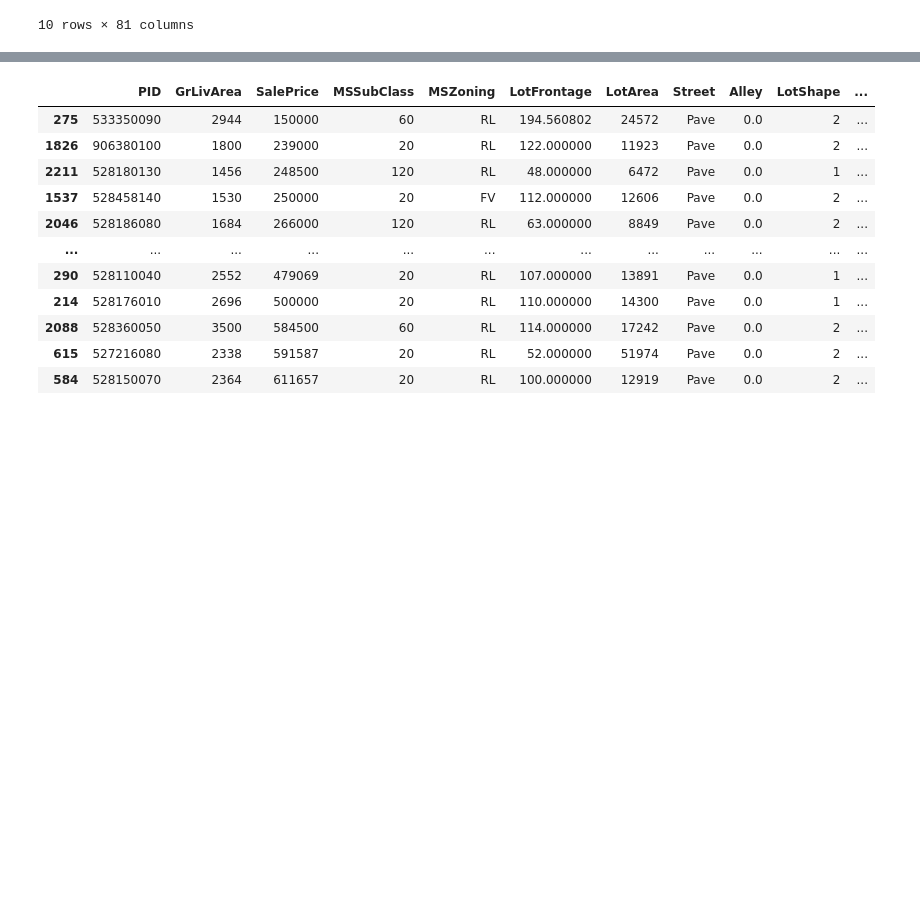
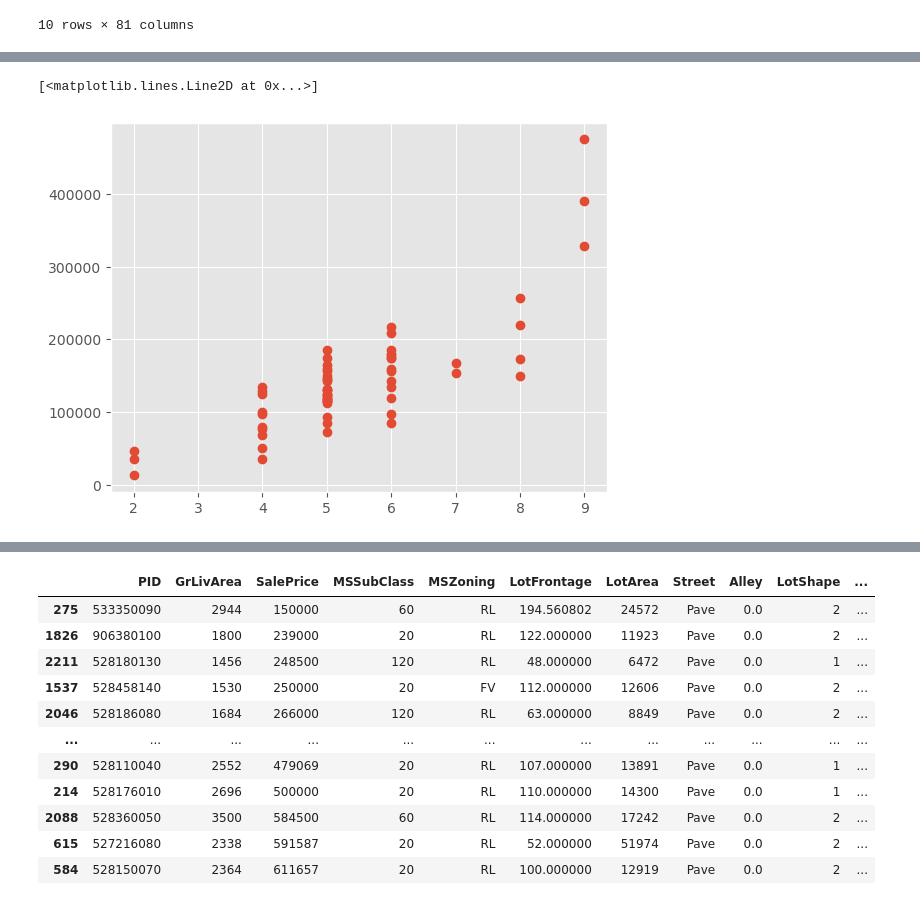
Before and after one commit to Na-ta-lie/Ames-Price-Prediction, a Jupyter notebook: pre-processing (cleaned edition 2) .ipynb, the cells around one changed output, grey strips where cells are left out. Drawn from its saved outputs; the diff is of its cells as text; code cells hidden in the pictures; blank space fills up the shorter version.

```diff
--- a/pre-processing (cleaned edition 2) .ipynb
+++ b/pre-processing (cleaned edition 2) .ipynb
@@ -416,6 +481,11 @@ fig = px.box(housing, x= 'SaleCondition', y="SalePrice", points="all")
 fig.show()
 # %% [output]
 [interactive output not drawn]
+# %%
+plt.plot(housing.loc[housing.SaleCondition == 'Abnorml', :].OverallQual, housing.loc[housing.SaleCondition == 'Abnorml', :].SalePrice, 'o')
+# %% [output]
+[<matplotlib.lines.Line2D at 0x...>]
+[figure, added]
 # %%
 fig = px.box(housing, y="SalePrice", points="all")
 fig.show()
```
Also changed, not shown: parts of 13 cells of this notebook, 2 other files.
